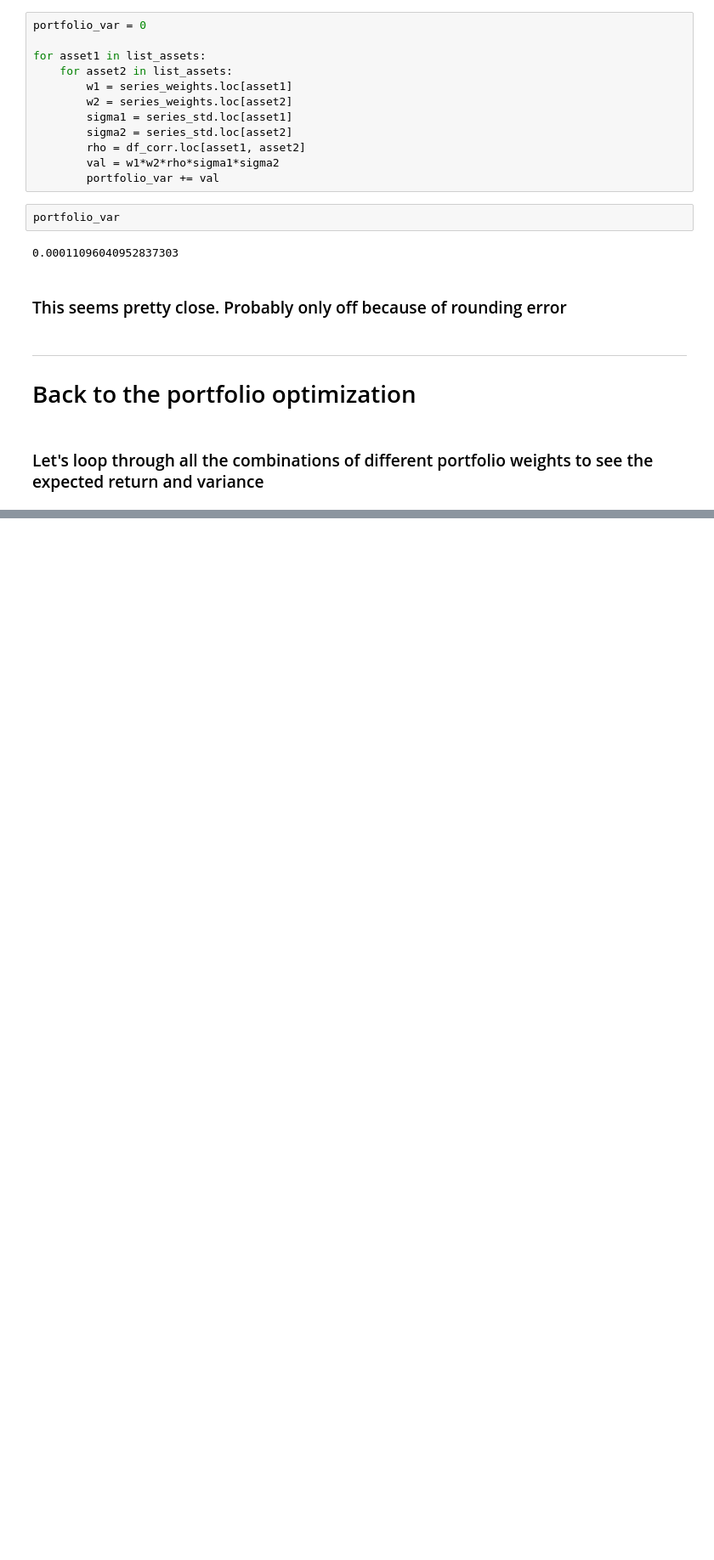
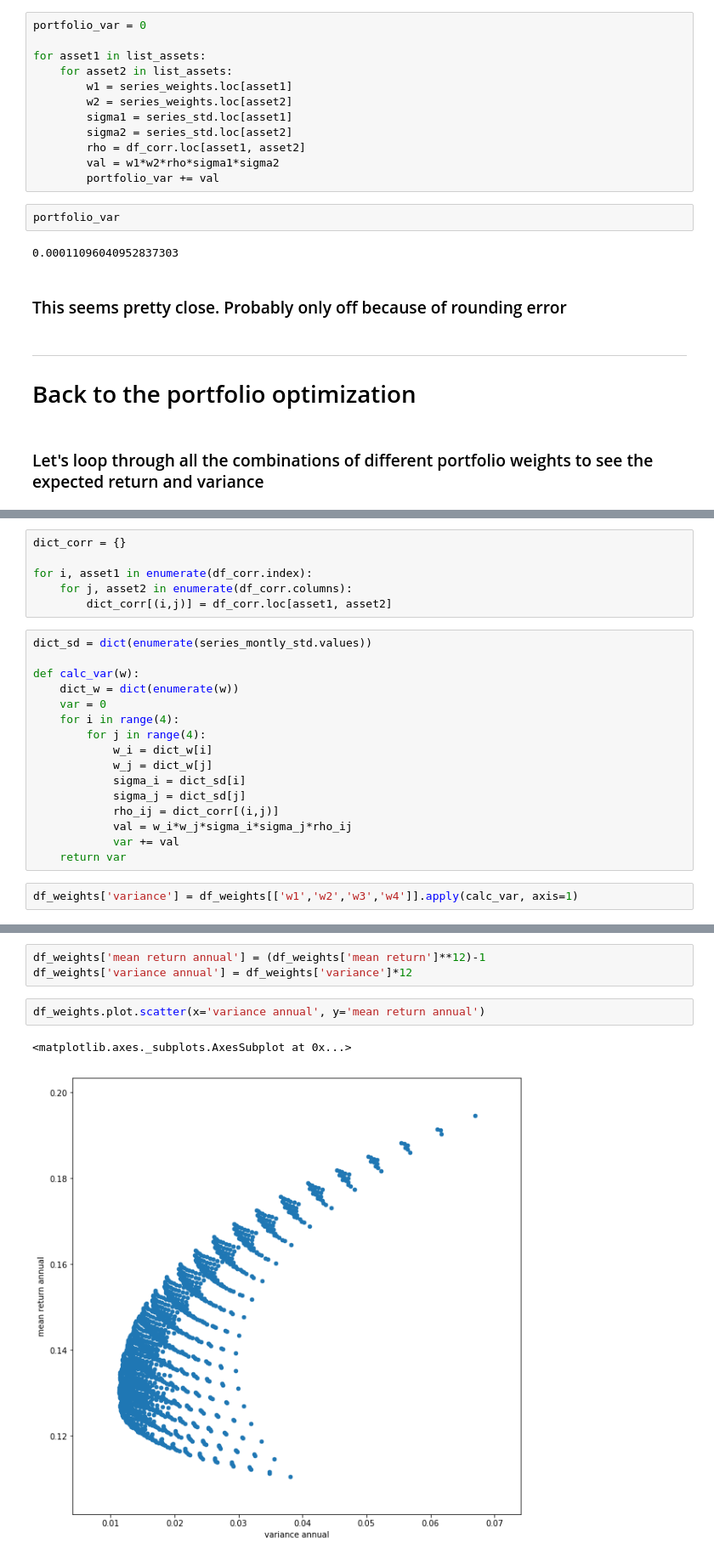
Before and after one commit to sinclam2/misc, a Jupyter notebook: Investment Portfolio Optimization.ipynb, the cells around one changed output, grey strips where cells are left out. Shown at 85% size. Drawn from its saved outputs; the diff is of its cells as text; blank space fills up the shorter version.

```diff
--- a/Investment Portfolio Optimization.ipynb
+++ b/Investment Portfolio Optimization.ipynb
@@ -257,0 +279,24 @@ df_weights
+# %%
+dict_corr = {}
+
+for i, asset1 in enumerate(df_corr.index):
+    for j, asset2 in enumerate(df_corr.columns):
+        dict_corr[(i,j)] = df_corr.loc[asset1, asset2]
+# %%
+dict_sd = dict(enumerate(series_montly_std.values))
+
+def calc_var(w):
+    dict_w = dict(enumerate(w))
+    var = 0
+    for i in range(4):
+        for j in range(4):
+            w_i = dict_w[i]
+            w_j = dict_w[j]
+            sigma_i = dict_sd[i]
+            sigma_j = dict_sd[j]
+            rho_ij = dict_corr[(i,j)]
+            val = w_i*w_j*sigma_i*sigma_j*rho_ij
+            var += val
+    return var
+# %%
+df_weights['variance'] = df_weights[['w1','w2','w3','w4']].apply(calc_var, axis=1)
@@ -257,0 +305,8 @@ df_weights
+# %%
+df_weights['mean return annual'] = (df_weights['mean return']**12)-1
+df_weights['variance annual'] = df_weights['variance']*12
+# %%
+df_weights.plot.scatter(x='variance annual', y='mean return annual')
+# %% [output]
+<matplotlib.axes._subplots.AxesSubplot at 0x...>
+[figure, added]
```
Also changed, not shown: parts of 17 cells of this notebook.
